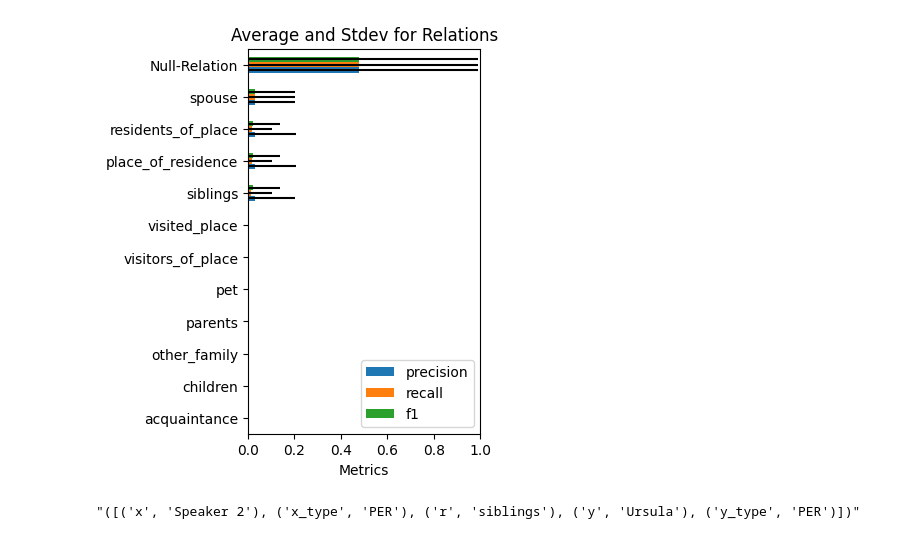
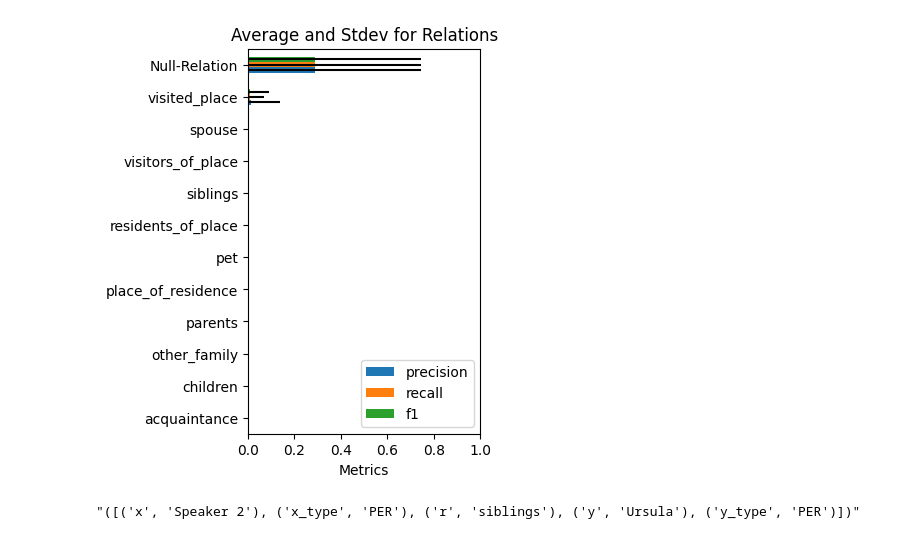
Before and after one commit to murilobellatini/RelNetCare, a Jupyter notebook: reports/04_model_evaluation/dialogre-evaluate-llama-relation-inferer.ipynb, the cells around one changed output. Saved outputs shown, nothing was run; the diff lists cells and outputs as text; code cells hidden in the pictures.

```diff
--- a/reports/04_model_evaluation/dialogre-evaluate-llama-relation-inferer.ipynb
+++ b/reports/04_model_evaluation/dialogre-evaluate-llama-relation-inferer.ipynb
@@ -266,6 +269,7 @@ import pandas as pd
 import matplotlib.pyplot as plt
 
 your_ontology =  {
+    "Null-Relation",
     "other_family", "siblings",
     "visited_place",
     "place_of_residence",
@@ -278,17 +282,12 @@ grouped = df.groupby('id')
 def aggregate_by_relation(group):
     metrics_by_relation = {}
 
-    all_true_labels = any(group['true_labels'])
-    all_predicted_labels = any(group['raw_inference'])
-
-    if not all_true_labels and not all_predicted_labels:
-        metrics_by_relation["Null-Relation"] = {'precision': 1, 'recall': 1, 'f1': 1}
-    elif all_true_labels and not all_predicted_labels:
-        metrics_by_relation["Null-Relation"] = {'precision': 0, 'recall': 0, 'f1': 0}
+    all_true_labels = group['true_labels'].iloc[0] if any(group['true_labels']) else ["Null-Relation"]
+    all_predicted_labels = group['predicted_labels'].iloc[0] if any(group['predicted_labels']) else ["Null-Relation"]
 
     for r in your_ontology:
-        true_labels = [str(x) for x in group['true_labels'].iloc[0] if True]
-        predicted_labels = [str(x) for x in group['predicted_labels'].iloc[0] if r in x]
+        true_labels = [str(x) for x in all_true_labels if True] # @todo: define if this is the best strategy
+        predicted_labels = [str(x) for x in all_predicted_labels if r in x]
 
 
         if not true_labels and not predicted_labels:
@@ -304,34 +303,34 @@ def aggregate_by_relation(group):
 result = {}
 for name, group in grouped:
     # print(name, group)
     result[name] = aggregate_by_relation(group)
 
 
 # Convert your result dict to DataFrame
 chart_df = pd.DataFrame.from_dict({(i, j): result[i][j]
                             for i in result.keys()
                             for j in result[i].keys()},
                             orient='index')
 
 # Drop None values
 # chart_df = chart_df.dropna()
 
 # Aggregate metrics for each relation
 agg_stats = chart_df.groupby(level=1).agg(['mean', 'std'])
 
 # Plot
 fig, ax = plt.subplots()
 
 
 agg_stats = agg_stats.sort_values(by=('f1', 'mean'), ascending=True)
 agg_stats.xs('mean', axis=1, level=1).plot(kind='barh', xerr=agg_stats.xs('std', axis=1, level=1), ax=ax, figsize=(3,5))
 plt.xlabel('Metrics')
 plt.title('Average and Stdev for Relations')
 plt.xlim(0, 1)  # Set x-axis limits between 0 and 1
 plt.legend(loc='lower right')  # Set legend position
 plt.show()
 # %% [output]
-[figure, old version]
+[figure, new version]
 # %%
 group['true_labels'].iloc[0][0]
 # %% [output]
```
Also changed, not shown: parts of 2 cells of this notebook, 1 other file.
